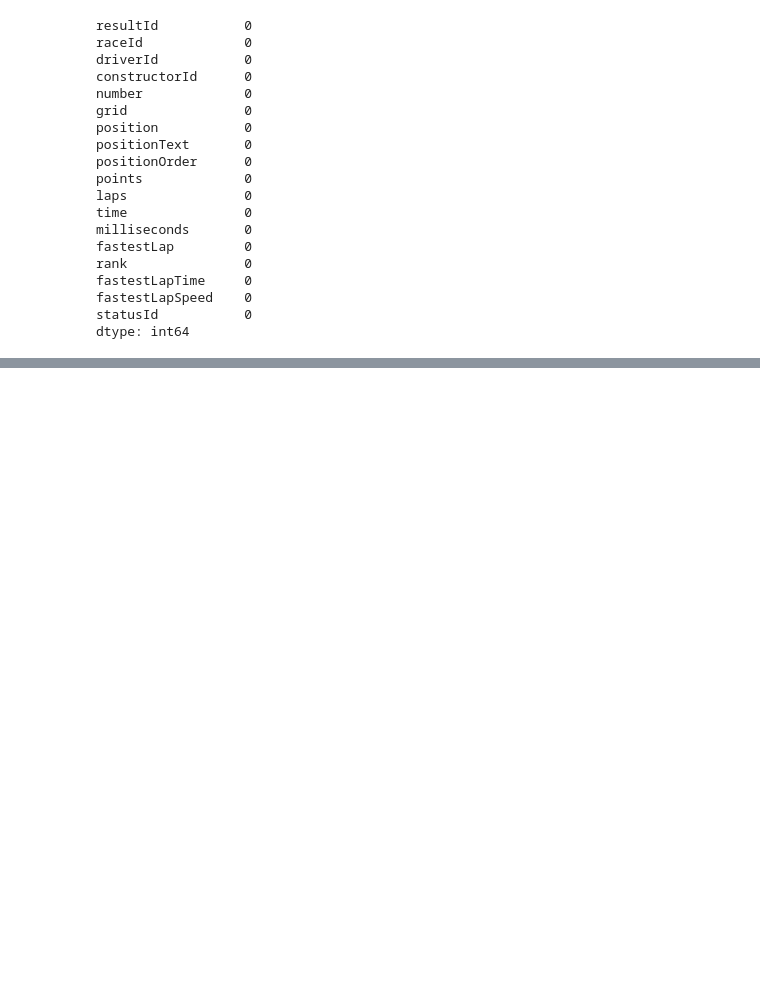
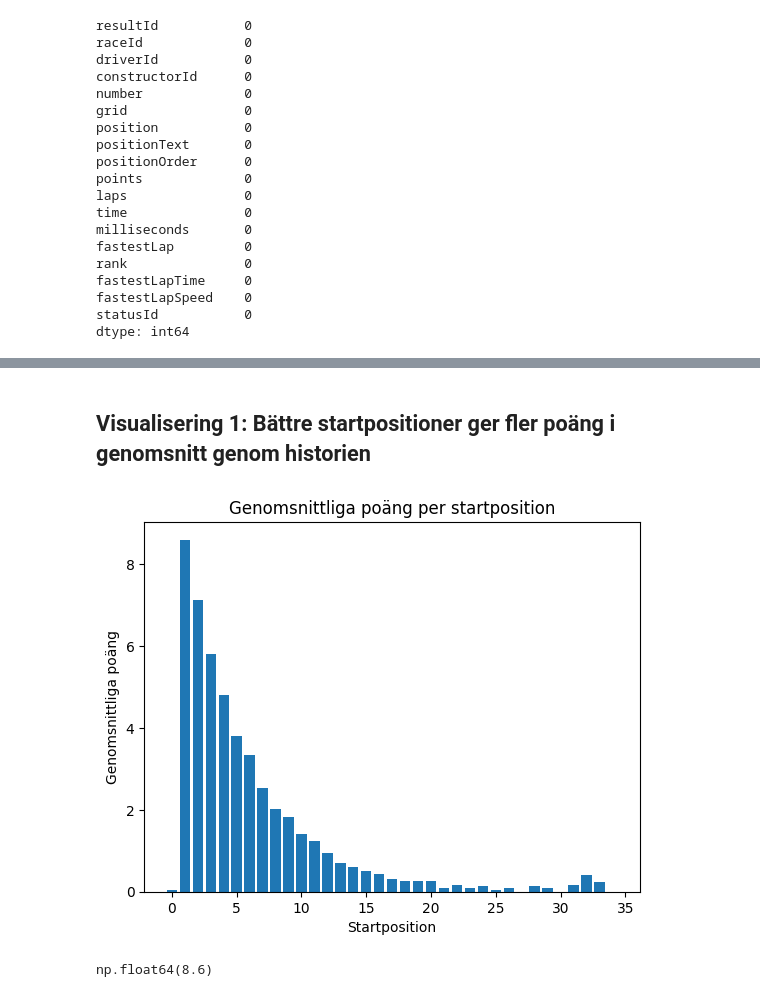
Before and after one commit to samirpolozen/Kk1-F1-analysis, a Jupyter notebook: notebook.ipynb, the cells around one changed output, grey strips where cells are left out. Saved outputs shown, nothing was run; the diff lists cells and outputs as text; code cells hidden in the pictures; blank space fills up the shorter version.

```diff
--- a/notebook.ipynb
+++ b/notebook.ipynb
@@ -183 +186,24 @@ dtype: int64
 results = results.replace(r"\N", np.nan)
+# %% [markdown]
+## Visualisering 1: Bättre startpositioner ger fler poäng i genomsnitt genom historien
+# %%
+# Grupperar resultat efter startposition och tar genomsnitten
+average_points = results.groupby("grid")["points"].mean()
+
+# Stapeldiagram
+plt.bar(average_points.index, average_points.values)
+
+# Titel och axelrubriker
+plt.title("Genomsnittliga poäng per startposition")
+plt.xlabel("Startposition")
+plt.ylabel("Genomsnittliga poäng")
+
+# Visar grafen
+plt.show()
+# %% [output]
+[figure, added]
+# %%
+# Bevisar skillnaden med rad kod
+round(results[results["grid"] == 1]["points"].mean(),2)
+# %% [output]
+np.float64(8.6)
```
Also changed, not shown: parts of 16 cells of this notebook, 2 other files.
